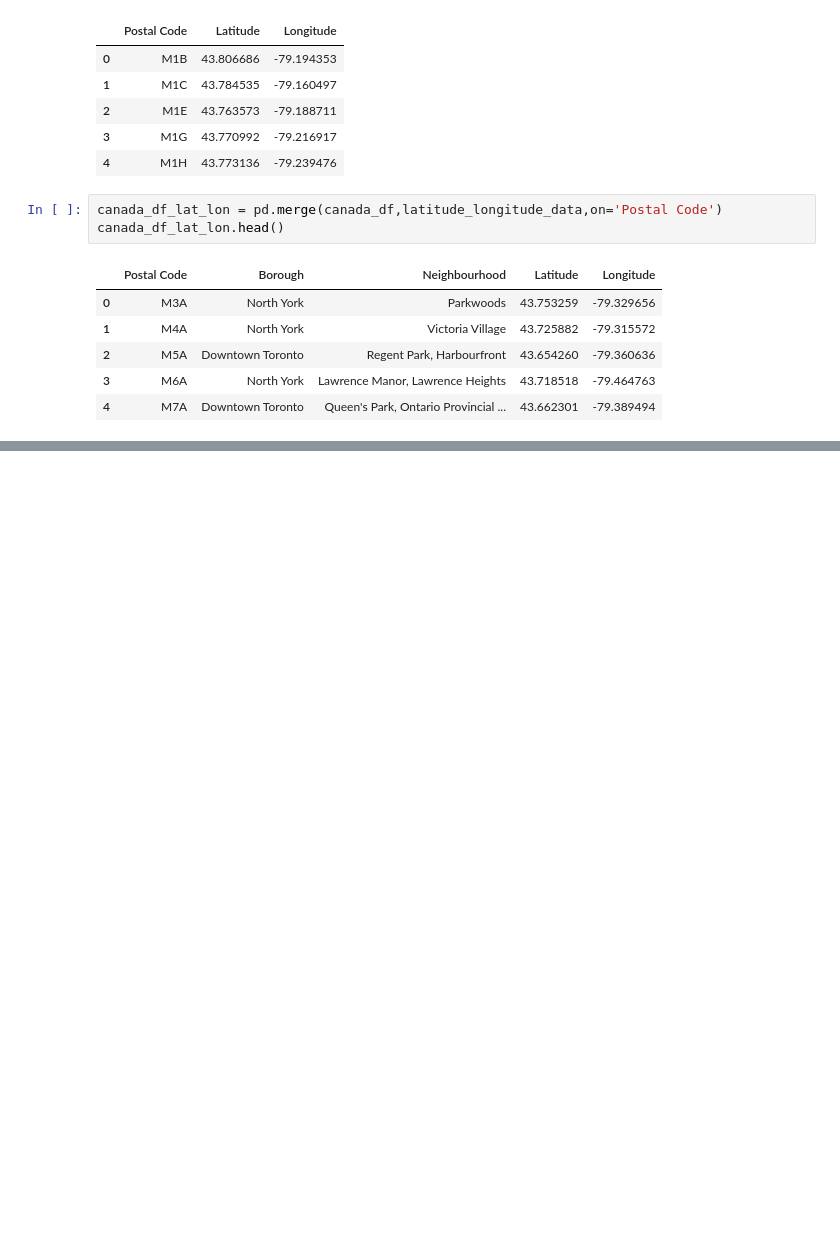
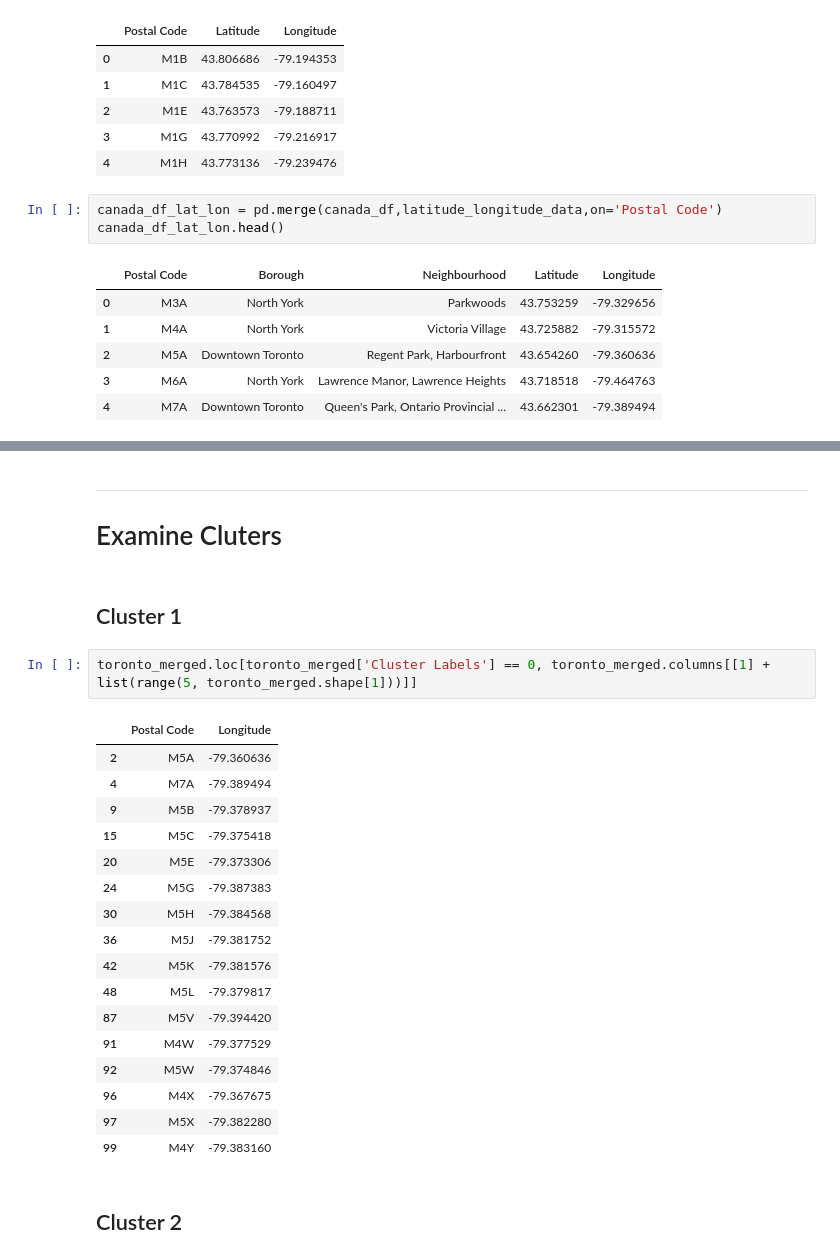
Before and after one commit to tressacroaker/Coursera_Capstone, a Jupyter notebook: Segmenting and Clustering Neighborhoods in Toronto.ipynb, the cells around one changed output, grey strips where cells are left out. Cells and saved outputs as stored; diff of their text form; blank space fills up the shorter version.

```diff
--- a/Segmenting and Clustering Neighborhoods in Toronto.ipynb
+++ b/Segmenting and Clustering Neighborhoods in Toronto.ipynb
@@ -107,0 +490,27 @@ canada_df_lat_lon.head()
+# %% [markdown]
+---
+# Examine Cluters
+# %% [markdown]
+## Cluster 1
+# %%
+toronto_merged.loc[toronto_merged['Cluster Labels'] == 0, toronto_merged.columns[[1] + list(range(5, toronto_merged.shape[1]))]]
+# %% [output]
+|  | Postal Code | Longitude |
+| 2 | M5A | -79.360636 |
+| 4 | M7A | -79.389494 |
+| 9 | M5B | -79.378937 |
+| 15 | M5C | -79.375418 |
+| 20 | M5E | -79.373306 |
+| 24 | M5G | -79.387383 |
+| 30 | M5H | -79.384568 |
+| 36 | M5J | -79.381752 |
+| 42 | M5K | -79.381576 |
+| 48 | M5L | -79.379817 |
+| 87 | M5V | -79.394420 |
+| 91 | M4W | -79.377529 |
+| 92 | M5W | -79.374846 |
+| 96 | M4X | -79.367675 |
+| 97 | M5X | -79.382280 |
+| 99 | M4Y | -79.383160 |
+# %% [markdown]
+## Cluster 2
```
Also changed, not shown: parts of 39 cells of this notebook.
